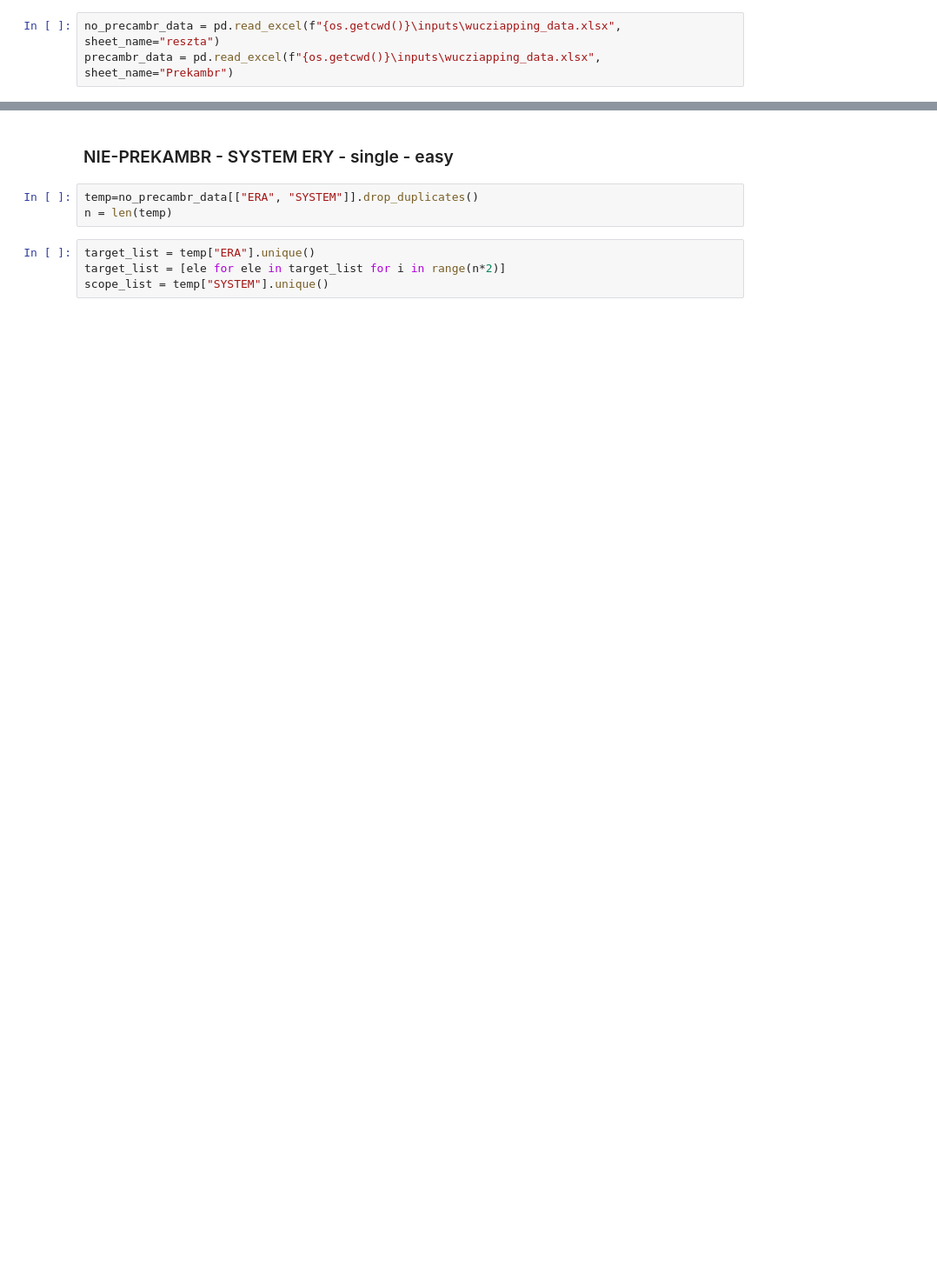
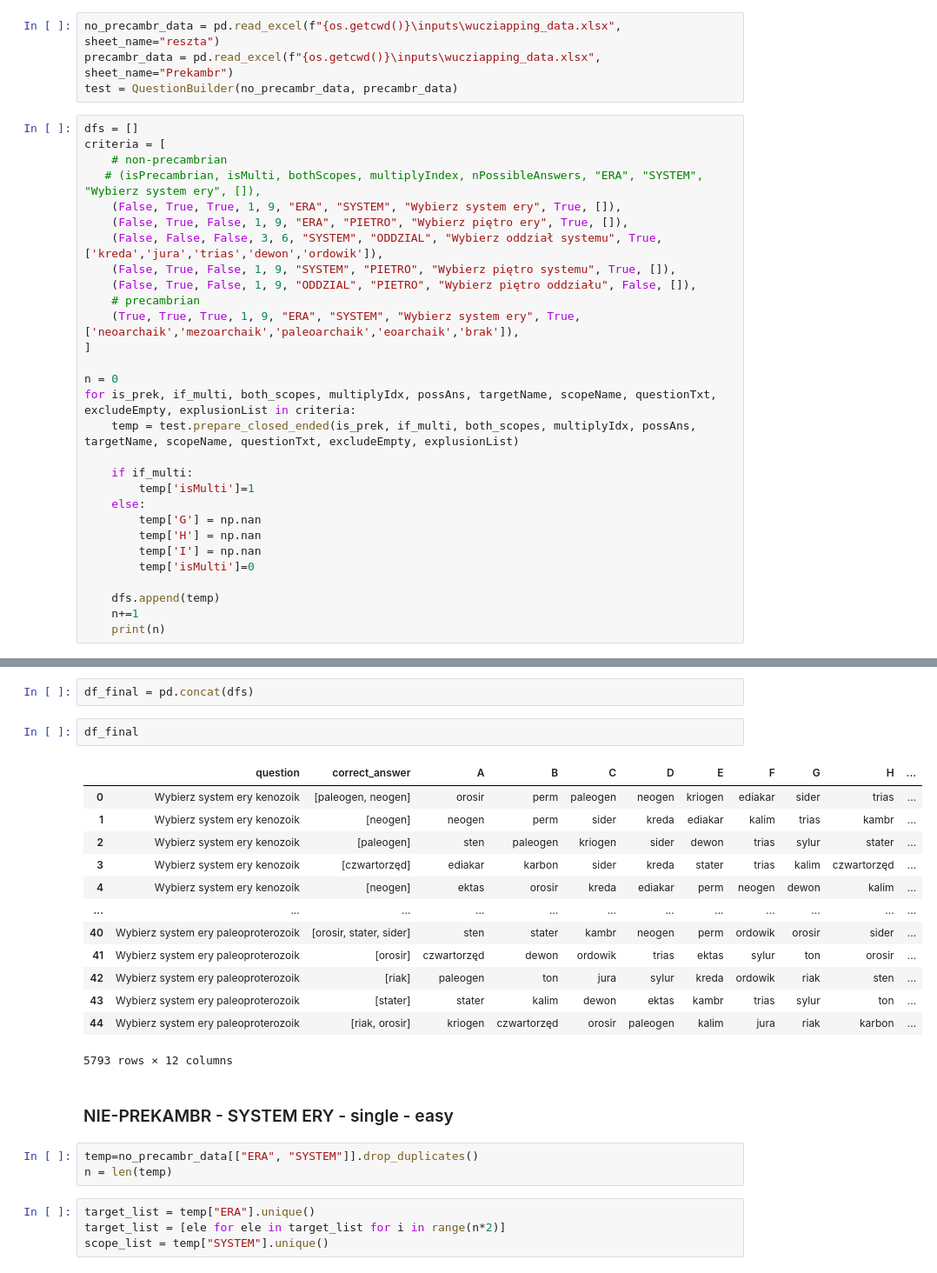
Before and after one commit to wiktorpiela/wucziapping, a Jupyter notebook: backend/question_builder/testing.ipynb, the cells around one changed output, grey strips where cells are left out. Shown: that part at 87% size. Saved outputs shown, nothing was run; the diff lists cells and outputs as text; blank space fills up the shorter version.

Commit message:
exclude empty from scope arg added to prepare_closed_ended method

```diff
--- a/backend/question_builder/testing.ipynb
+++ b/backend/question_builder/testing.ipynb
@@ -138,3 +7,33 @@ df1
 # %%
 no_precambr_data = pd.read_excel(f"{os.getcwd()}\inputs\wucziapping_data.xlsx", sheet_name="reszta")
 precambr_data = pd.read_excel(f"{os.getcwd()}\inputs\wucziapping_data.xlsx", sheet_name="Prekambr")
+test = QuestionBuilder(no_precambr_data, precambr_data)
+# %%
+dfs = []
+criteria = [
+    # non-precambrian
+   # (isPrecambrian, isMulti, bothScopes, multiplyIndex, nPossibleAnswers, "ERA", "SYSTEM", "Wybierz system ery", []),
+    (False, True, True, 1, 9, "ERA", "SYSTEM", "Wybierz system ery", True, []),
+    (False, True, False, 1, 9, "ERA", "PIETRO", "Wybierz piętro ery", True, []),
+    (False, False, False, 3, 6, "SYSTEM", "ODDZIAL", "Wybierz oddział systemu", True, ['kreda','jura','trias','dewon','ordowik']),
+    (False, True, False, 1, 9, "SYSTEM", "PIETRO", "Wybierz piętro systemu", True, []),
+    (False, True, False, 1, 9, "ODDZIAL", "PIETRO", "Wybierz piętro oddziału", False, []),
+    # precambrian
+    (True, True, True, 1, 9, "ERA", "SYSTEM", "Wybierz system ery", True, ['neoarchaik','mezoarchaik','paleoarchaik','eoarchaik','brak']),
+]
+
+n = 0
+for is_prek, if_multi, both_scopes, multiplyIdx, possAns, targetName, scopeName, questionTxt, excludeEmpty, explusionList in criteria:
+    temp = test.prepare_closed_ended(is_prek, if_multi, both_scopes, multiplyIdx, possAns, targetName, scopeName, questionTxt, excludeEmpty, explusionList)
+
+    if if_multi:
+        temp['isMulti']=1
+    else:
+        temp['G'] = np.nan
+        temp['H'] = np.nan
+        temp['I'] = np.nan
+        temp['isMulti']=0
+
+    dfs.append(temp)
+    n+=1
+    print(n)
@@ -141,3 +47,21 @@ precambr_data = pd.read_excel(f"{os.getcwd()}\inputs\wucziapping_data.xlsx", she
+# %%
+df_final = pd.concat(dfs)
+# %%
+df_final
+# %% [output]
+|  | question | correct_answer | A | B | C | D | E | F | G | H | ... |
+| 0 | Wybierz system ery kenozoik | [paleogen, neogen] | orosir | perm | paleogen | neogen | kriogen | ediakar | sider | trias | ... |
+| 1 | Wybierz system ery kenozoik | [neogen] | neogen | perm | sider | kreda | ediakar | kalim | trias | kambr | ... |
+| 2 | Wybierz system ery kenozoik | [paleogen] | sten | paleogen | kriogen | sider | dewon | trias | sylur | stater | ... |
+| 3 | Wybierz system ery kenozoik | [czwartorzęd] | ediakar | karbon | sider | kreda | stater | trias | kalim | czwartorzęd | ... |
+| 4 | Wybierz system ery kenozoik | [neogen] | ektas | orosir | kreda | ediakar | perm | neogen | dewon | kalim | ... |
+| ... | ... | ... | ... | ... | ... | ... | ... | ... | ... | ... | ... |
+| 40 | Wybierz system ery paleoproterozoik | [orosir, stater, sider] | sten | stater | kambr | neogen | perm | ordowik | orosir | sider | ... |
+| 41 | Wybierz system ery paleoproterozoik | [orosir] | czwartorzęd | dewon | ordowik | trias | ektas | sylur | ton | orosir | ... |
+| 42 | Wybierz system ery paleoproterozoik | [riak] | paleogen | ton | jura | sylur | kreda | ordowik | riak | sten | ... |
+| 43 | Wybierz system ery paleoproterozoik | [stater] | stater | kalim | dewon | ektas | kambr | trias | sylur | ton | ... |
+| 44 | Wybierz system ery paleoproterozoik | [riak, orosir] | kriogen | czwartorzęd | orosir | paleogen | kalim | jura | riak | karbon | ... |
+5793 rows × 12 columns
 # %% [markdown]
 ### NIE-PREKAMBR - SYSTEM ERY - single - easy
 # %%
```
Also changed, not shown: parts of 18 cells of this notebook, 2 other files.
